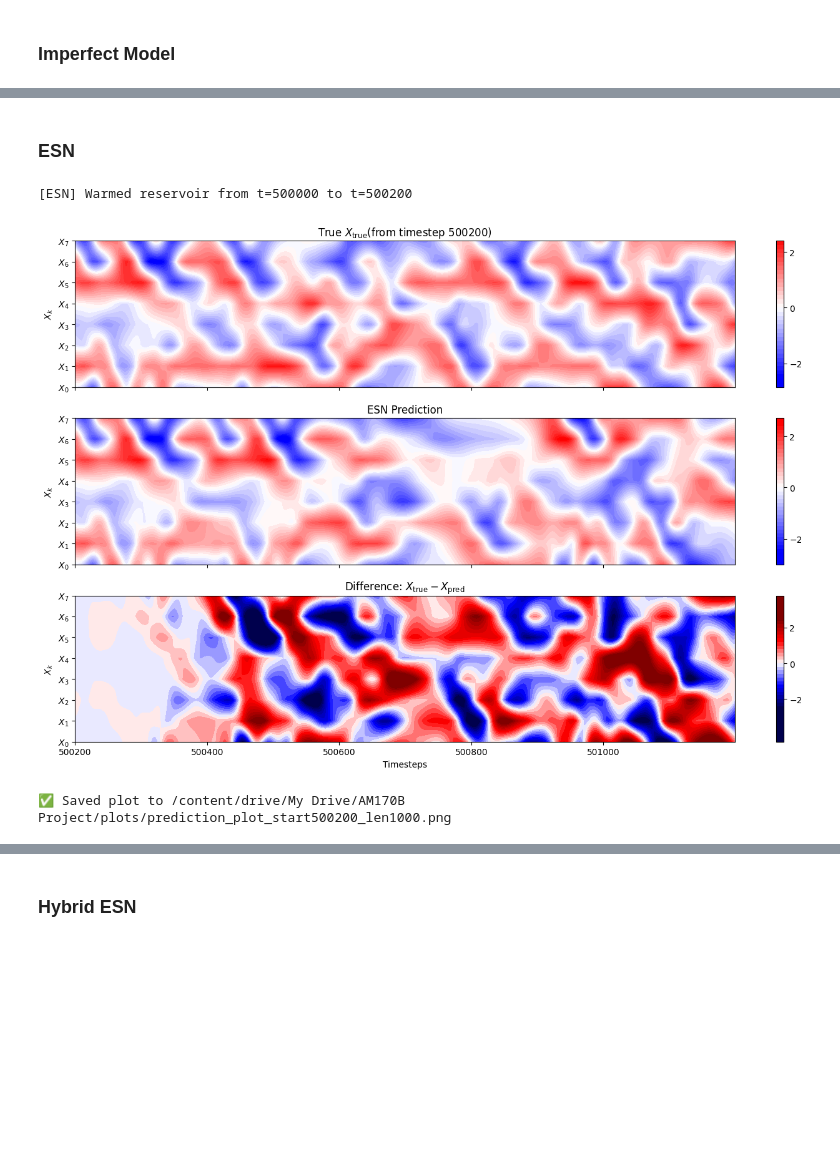
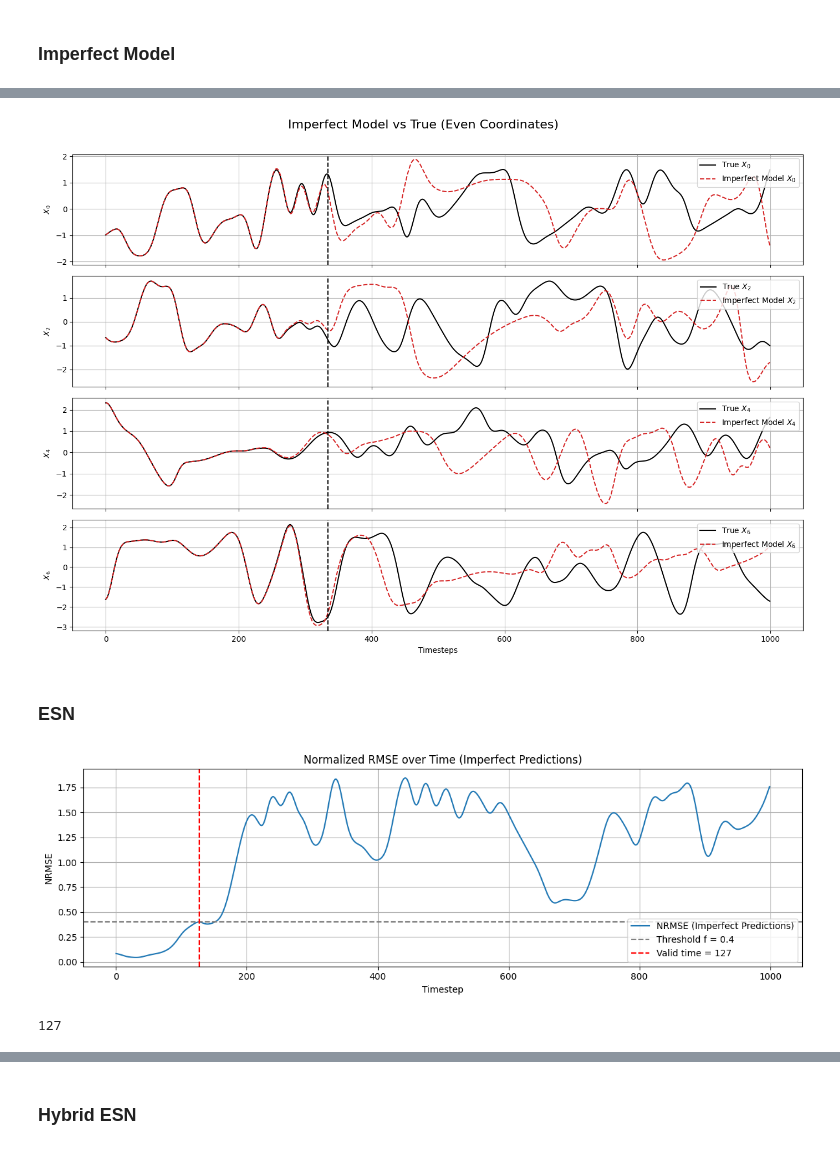
Before and after one commit to mcvlix/lorenz-96-hybrid-esn, a Jupyter notebook: main.ipynb, the cells around one changed output, grey strips where cells are left out. Saved outputs shown, nothing was run; the diff lists cells and outputs as text; code cells hidden in the pictures; blank space fills up the shorter version.

```diff
--- a/main.ipynb
+++ b/main.ipynb
@@ -153,3 +343,7 @@ plt.show()
+# %%
+plot_even(X_true_slice, X_model_preds, model_name="Imperfect Model", valid_time=valid_time)
+# %% [output]
+[figure, added]
 # %% [markdown]
 ### ESN
 # %%
@@ -218,7 +417,7 @@ W_out = model['W_out']
 # Prediction config
 res_params['predict_length'] = 1000
 r_idx = 500000
-start_idx = 500200  # or same as r_idx if continuing immediately
+start_idx = 500000 # or same as r_idx if continuing immediately
 
 # Load final reservoir state from last training chunk
 last_state_file = os.path.join(states_path, f'states_chunk_009.npz')  # 10th chunk (index 0–9)
@@ -229,5 +428,3 @@ X_warm = np.load(os.path.join(data_path, 'truth_h_0.5_c_8_F_20.npy'), mmap_mode=
 
 # Run prediction
 X_preds = predict_esn(A, Win, W_out, res_params, r_state, start_idx, r_idx, X_warm)
-# %% [output]
-[ESN] Warmed reservoir from t=500000 to t=500200
@@ -247,45 +442,8 @@ np.savez_compressed(
-# %%
-# === Plotting ===
-time_axis = np.arange(start_idx, start_idx + res_params['predict_length'])
-space_axis = np.arange(res_params['num_inputs'])
-
-fig, axs = plt.subplots(3, 1, figsize=(14, 9), sharex=True)
-
-# --- True ---
-c1 = axs[0].contourf(time_axis, space_axis, X_true, levels=50, cmap='bwr', vmin=-2.5, vmax=2.5)
-axs[0].set_title("True $X_{\\mathrm{true}}$" +  f"(from timestep {start_idx})")
-axs[0].set_ylabel("$X_k$")
-axs[0].set_yticks(space_axis)
-axs[0].set_yticklabels([f"$X_{{{i}}}$" for i in space_axis])
-cb1 = fig.colorbar(c1, ax=axs[0])
-cb1.set_ticks([-2, 0, 2])
-
-# --- Predicted ---
-c2 = axs[1].contourf(time_axis, space_axis, X_preds, levels=50, cmap='bwr', vmin=-2.5, vmax=2.5)
-axs[1].set_title("ESN Prediction")
-axs[1].set_ylabel("$X_k$")
-axs[1].set_yticks(space_axis)
-axs[1].set_yticklabels([f"$X_{{{i}}}$" for i in space_axis])
-cb2 = fig.colorbar(c2, ax=axs[1])
-cb2.set_ticks([-2, 0, 2])
-
-# --- Difference ---
-c3 = axs[2].contourf(time_axis, space_axis, X_diff, levels=50, cmap='seismic', vmin=-2.5, vmax=2.5)
-axs[2].set_title("Difference: $X_{\\mathrm{true}} - X_{\\mathrm{pred}}$")
-axs[2].set_xlabel("Timesteps")
-axs[2].set_ylabel("$X_k$")
-axs[2].set_yticks(space_axis)
-axs[2].set_yticklabels([f"$X_{{{i}}}$" for i in space_axis])
-cb3 = fig.colorbar(c3, ax=axs[2])
-cb3.set_ticks([-2, 0, 2])
-
-# === Save plot ===
-plot_filename = f'prediction_plot_start{start_idx}_len{res_params["predict_length"]}.png'
-plt.tight_layout()
-plt.savefig(os.path.join(plots_path, plot_filename), dpi=300)
-plt.show()
-
-print(f"✅ Saved plot to {os.path.join(plots_path, plot_filename)}")
-# %% [output]
-[figure, removed]
-✅ Saved plot to /content/drive/My Drive/AM170B Project/plots/prediction_plot_start500200_len1000.png
+# %%
+# === Plot and Calculate Valide Time ===
+X_true = data[start_idx:start_idx + res_params['predict_length'], :8].T
+valid_time = plot_nrmse_with_threshold(X_true, X_preds, threshold=0.4, model_name="Imperfect Predictions")
+print(valid_time)
+# %% [output]
+[figure, added]
+127
```
Also changed, not shown: parts of 40 cells of this notebook.
